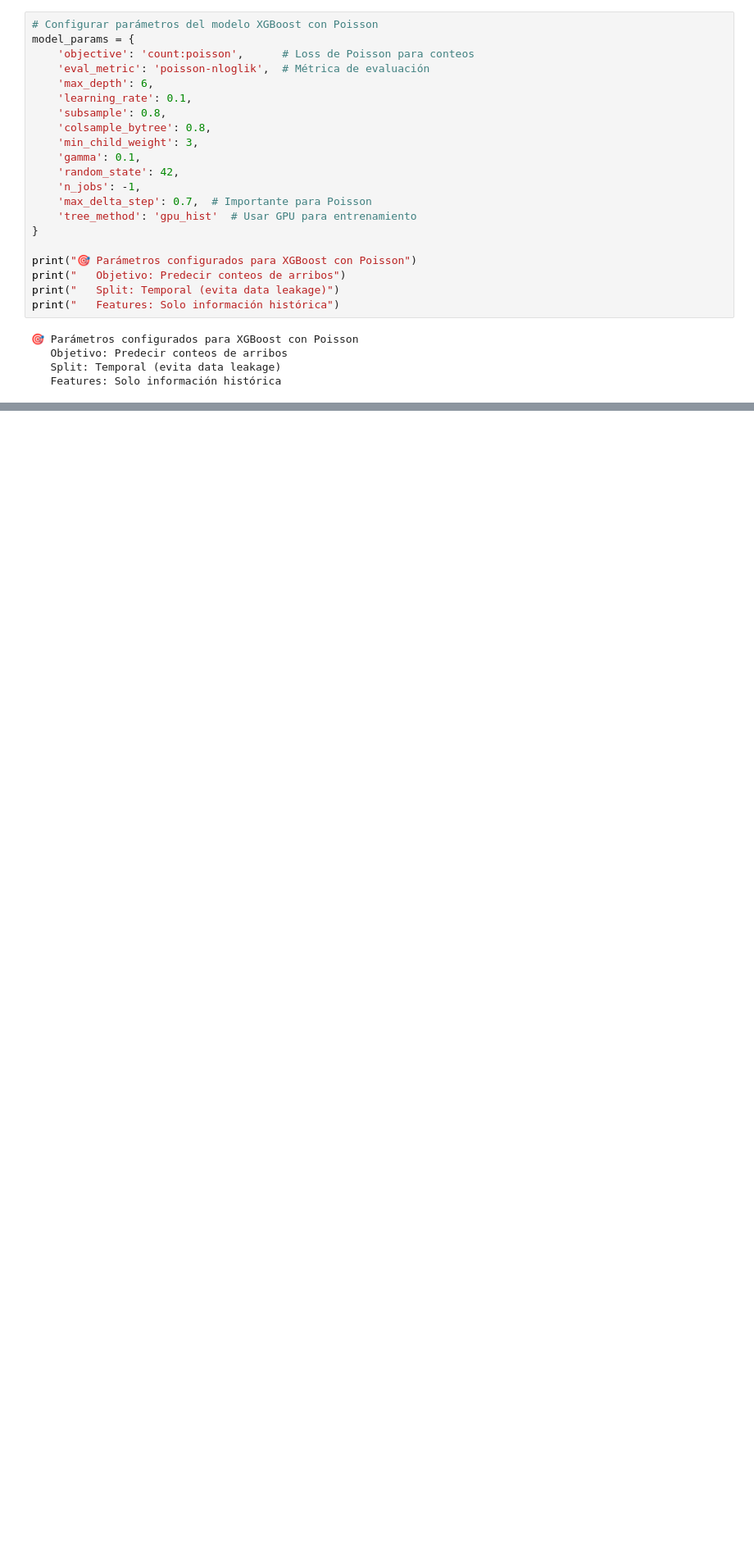
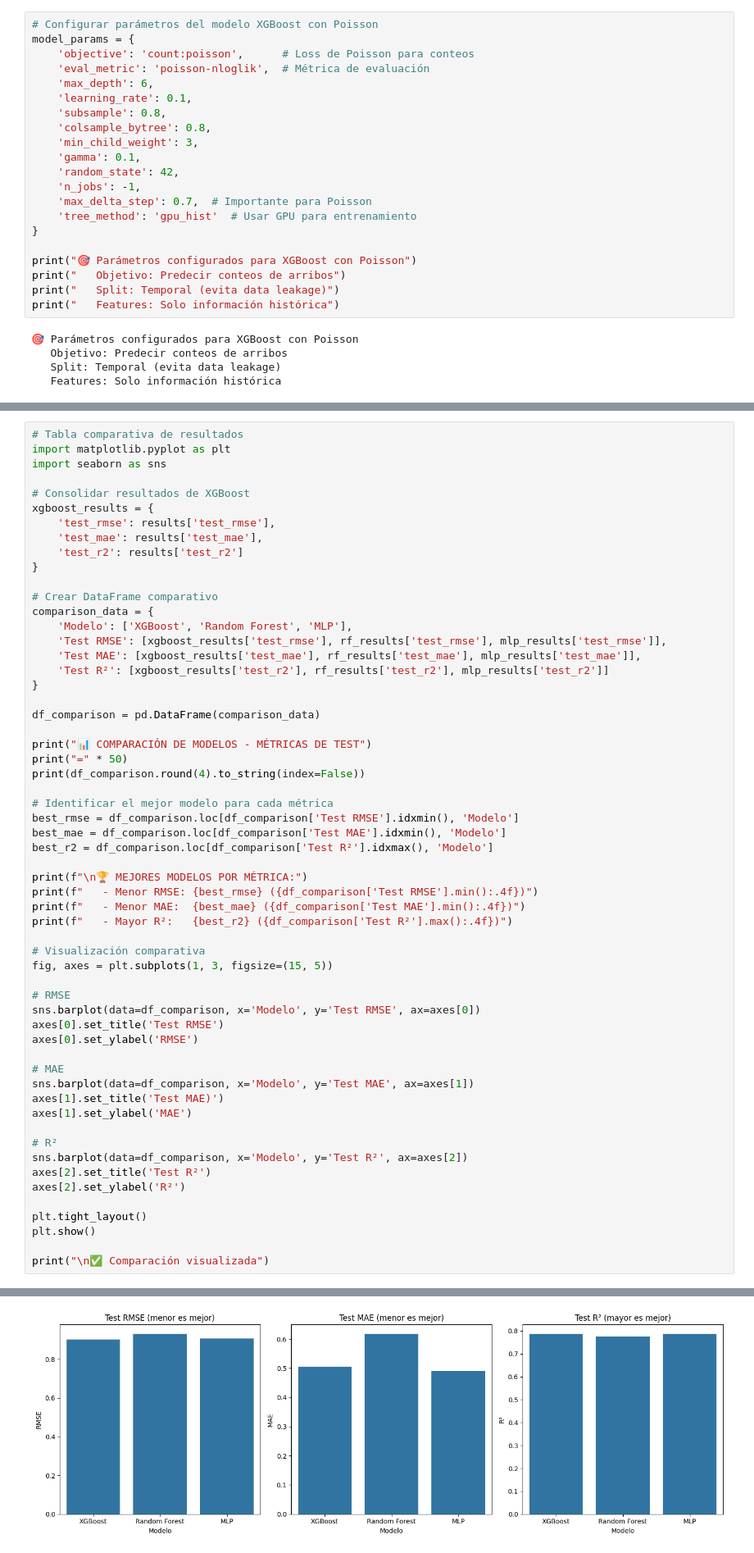
Before and after one commit to mattemusacchio/ML_Bicis, a Jupyter notebook: modelo_final/notebook.ipynb, the cells around one changed output, grey strips where cells are left out. Shown: that part at 82% size. Saved outputs shown, nothing was run; the diff lists cells and outputs as text; blank space fills up the shorter version.

Commit message:
comparar modelos RF MLP y XGBoost

```diff
--- a/modelo_final/notebook.ipynb
+++ b/modelo_final/notebook.ipynb
@@ -272,0 +459,59 @@ print("✅ Top 20 features más importantes graficadas")
+# %%
+# Tabla comparativa de resultados
+import matplotlib.pyplot as plt
+import seaborn as sns
+
+# Consolidar resultados de XGBoost
+xgboost_results = {
+    'test_rmse': results['test_rmse'],
+    'test_mae': results['test_mae'],
+    'test_r2': results['test_r2']
+}
+
+# Crear DataFrame comparativo
+comparison_data = {
+    'Modelo': ['XGBoost', 'Random Forest', 'MLP'],
+    'Test RMSE': [xgboost_results['test_rmse'], rf_results['test_rmse'], mlp_results['test_rmse']],
+    'Test MAE': [xgboost_results['test_mae'], rf_results['test_mae'], mlp_results['test_mae']],
+    'Test R²': [xgboost_results['test_r2'], rf_results['test_r2'], mlp_results['test_r2']]
+}
+
+df_comparison = pd.DataFrame(comparison_data)
+
+print("📊 COMPARACIÓN DE MODELOS - MÉTRICAS DE TEST")
+print("=" * 50)
+print(df_comparison.round(4).to_string(index=False))
+
+# Identificar el mejor modelo para cada métrica
+best_rmse = df_comparison.loc[df_comparison['Test RMSE'].idxmin(), 'Modelo']
+best_mae = df_comparison.loc[df_comparison['Test MAE'].idxmin(), 'Modelo']
+best_r2 = df_comparison.loc[df_comparison['Test R²'].idxmax(), 'Modelo']
+
+print(f"\n🏆 MEJORES MODELOS POR MÉTRICA:")
+print(f"   - Menor RMSE: {best_rmse} ({df_comparison['Test RMSE'].min():.4f})")
+print(f"   - Menor MAE:  {best_mae} ({df_comparison['Test MAE'].min():.4f})")
+print(f"   - Mayor R²:   {best_r2} ({df_comparison['Test R²'].max():.4f})")
+
+# Visualización comparativa
+fig, axes = plt.subplots(1, 3, figsize=(15, 5))
+
+# RMSE
+sns.barplot(data=df_comparison, x='Modelo', y='Test RMSE', ax=axes[0])
+axes[0].set_title('Test RMSE')
+axes[0].set_ylabel('RMSE')
+
+# MAE
+sns.barplot(data=df_comparison, x='Modelo', y='Test MAE', ax=axes[1])
+axes[1].set_title('Test MAE)')
+axes[1].set_ylabel('MAE')
+
+# R²
+sns.barplot(data=df_comparison, x='Modelo', y='Test R²', ax=axes[2])
+axes[2].set_title('Test R²')
+axes[2].set_ylabel('R²')
+
+plt.tight_layout()
+plt.show()
+
+print("\n✅ Comparación visualizada")
+# %% [output]
@@ -272,0 +529 @@ print("✅ Top 20 features más importantes graficadas")
+[figure, added]
```
Also changed, not shown: parts of 9 cells of this notebook, 2 other files.
